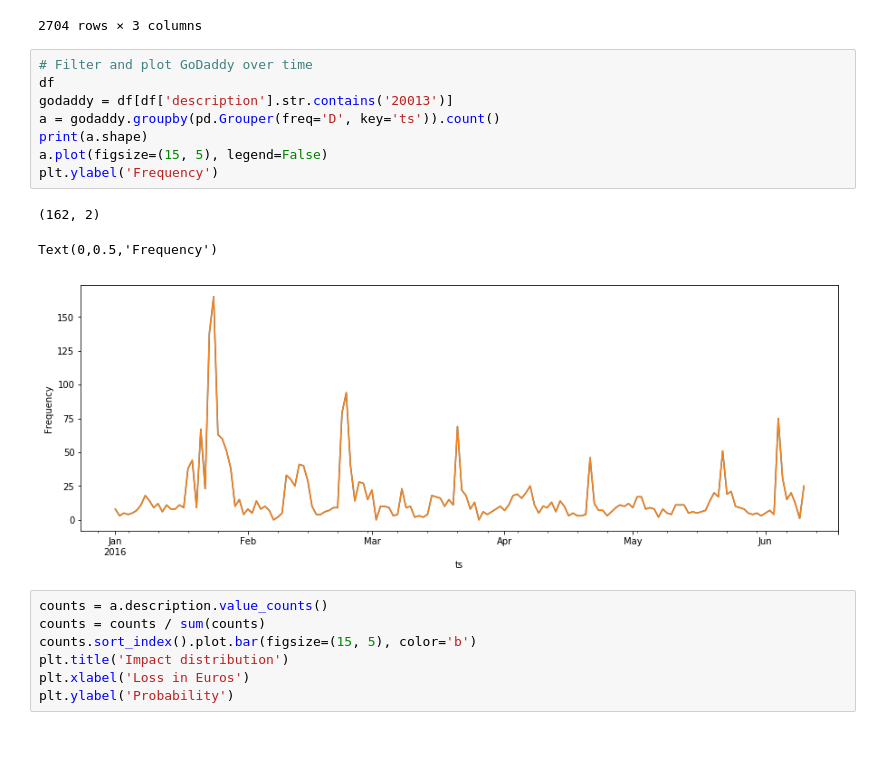
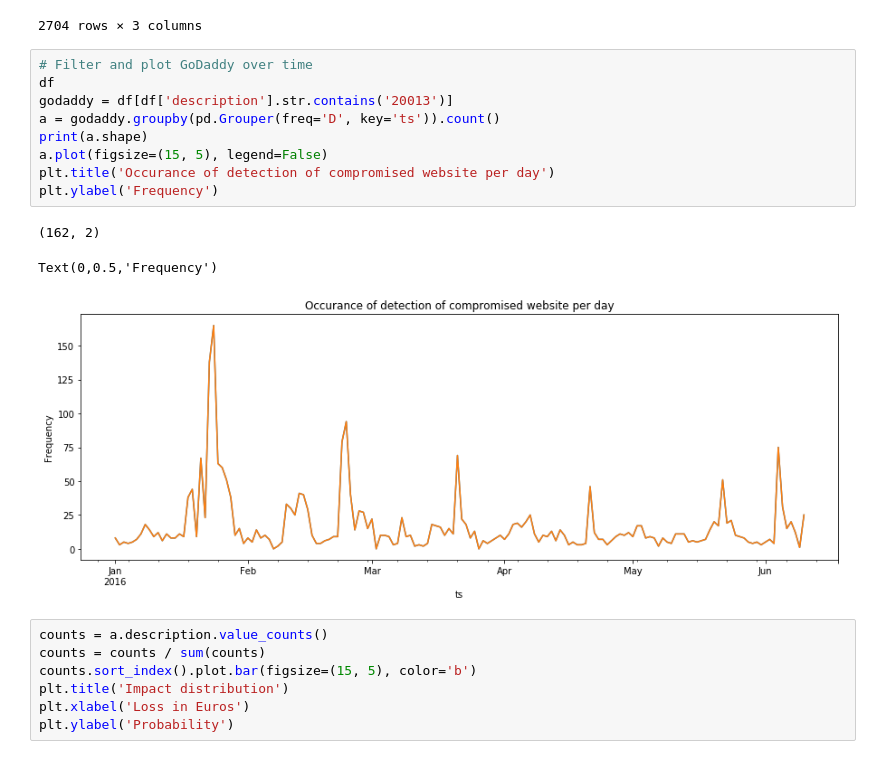
Before and after one commit to Yzoni/economics-cybsec, a Jupyter notebook: block_3/code_b3.ipynb, the cells around one changed output. Cells and saved outputs as stored; diff of their text form.

```diff
--- a/block_3/code_b3.ipynb
+++ b/block_3/code_b3.ipynb
@@ -388,15 +388,16 @@ godaddy
 # %%
 # Filter and plot GoDaddy over time
 df
 godaddy = df[df['description'].str.contains('20013')]
 a = godaddy.groupby(pd.Grouper(freq='D', key='ts')).count()
 print(a.shape)
 a.plot(figsize=(15, 5), legend=False)
+plt.title('Occurance of detection of compromised website per day')
 plt.ylabel('Frequency')
 # %% [output]
 (162, 2)
 Text(0,0.5,'Frequency')
-[figure, old version]
+[figure, new version]
 # %%
 counts = a.description.value_counts()
 counts = counts / sum(counts)
```
Also changed, not shown: parts of 1 cell of this notebook.
